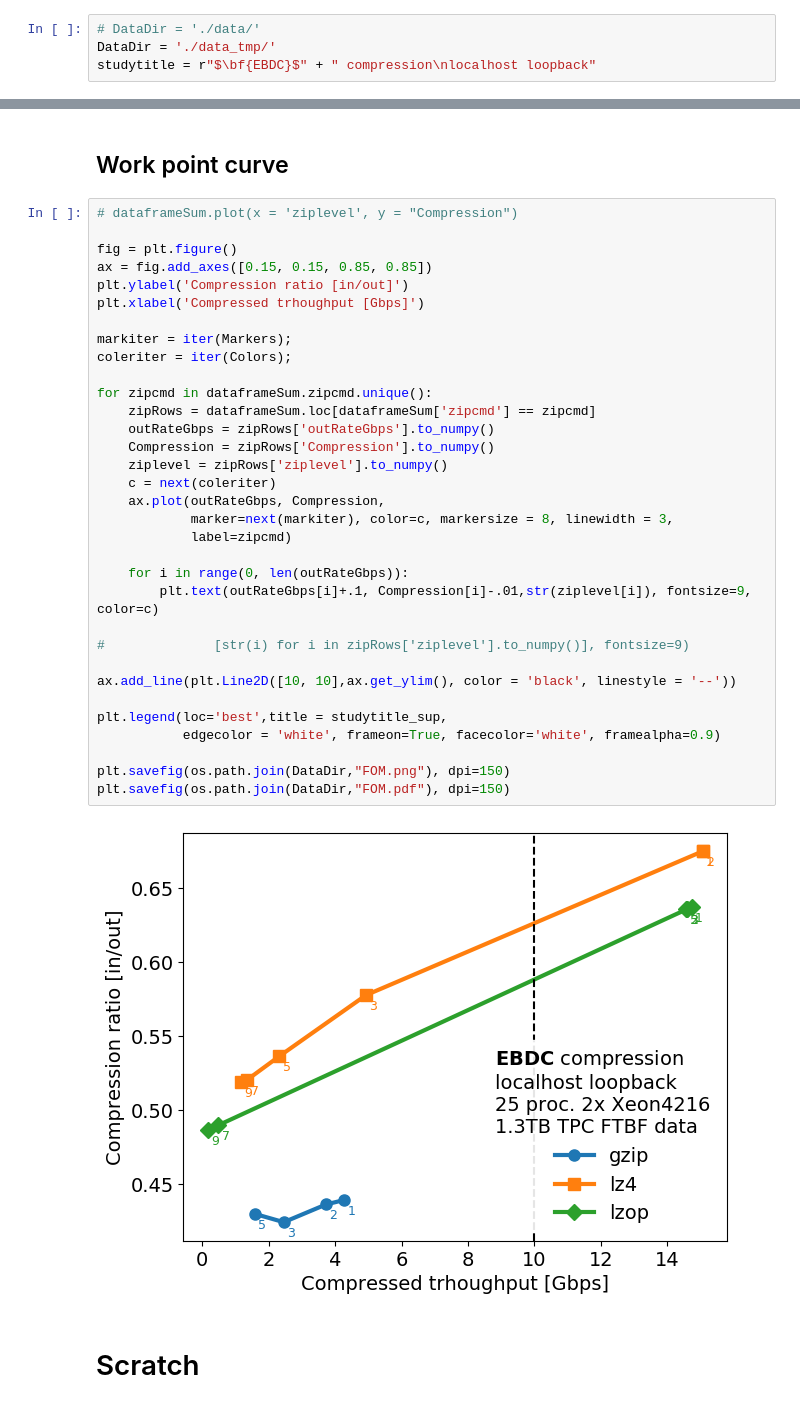
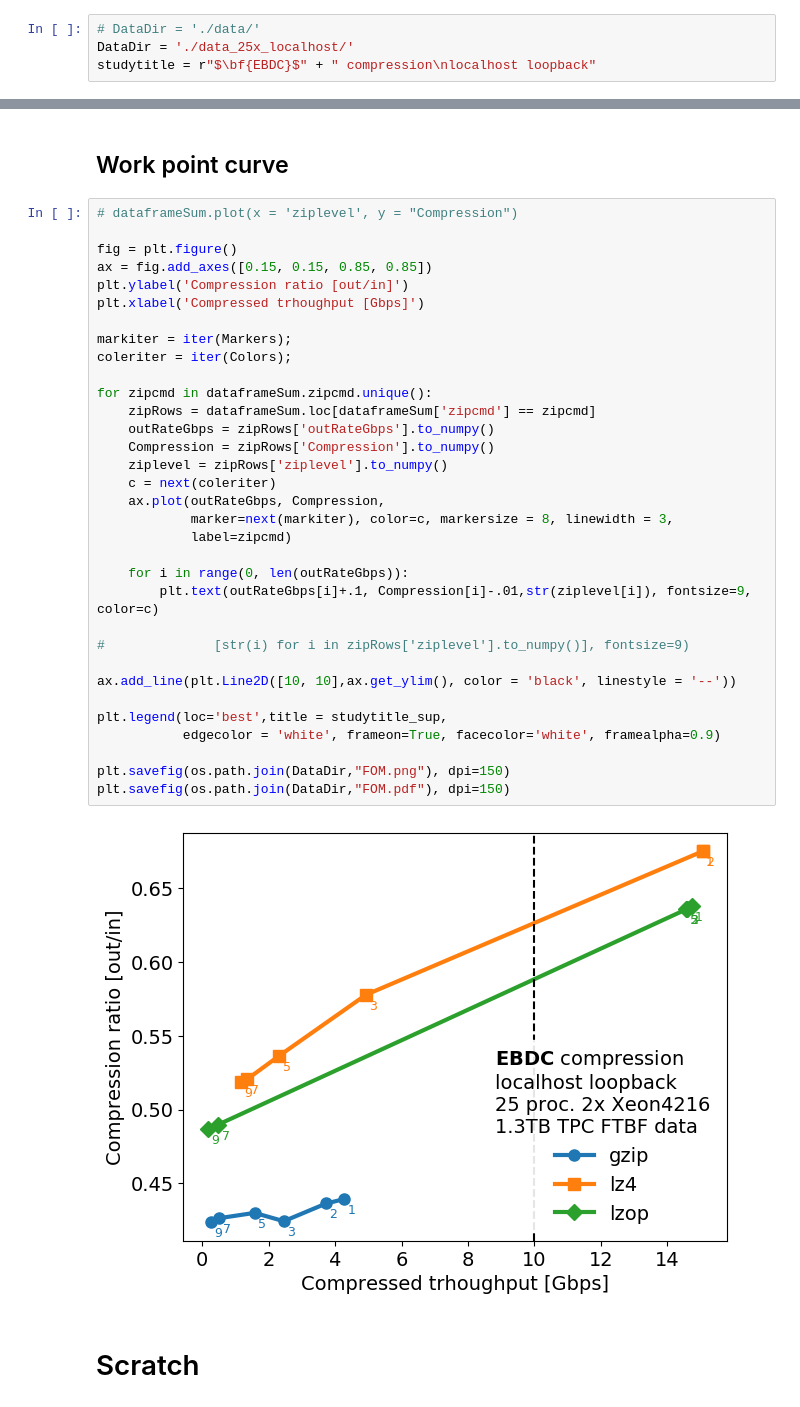
Before and after one commit to sPHENIX-Collaboration/ebdc_compression, a Jupyter notebook: RateAnalysis.ipynb, the cells around one changed output, grey strips where cells are left out. Saved outputs shown, nothing was run; the diff lists cells and outputs as text.

Commit message:
final plot for x25 localhost loop

```diff
--- a/RateAnalysis.ipynb
+++ b/RateAnalysis.ipynb
@@ -2,7 +2,7 @@
 # Inputs
 # %%
 # DataDir = './data/'
-DataDir = './data_tmp/'
+DataDir = './data_25x_localhost/'
 studytitle = r"$\bf{EBDC}$" + " compression\nlocalhost loopback"
 # %%
 # %matplotlib widget
@@ -224,36 +228,36 @@ plt.savefig(os.path.join(DataDir,"Throughput.pdf"), dpi=150)
 
 fig = plt.figure()
 ax = fig.add_axes([0.15, 0.15, 0.85, 0.85])
-plt.ylabel('Compression ratio [in/out]')
+plt.ylabel('Compression ratio [out/in]')
 plt.xlabel('Compressed trhoughput [Gbps]')
 
 markiter = iter(Markers);
 coleriter = iter(Colors);
 
 for zipcmd in dataframeSum.zipcmd.unique():
     zipRows = dataframeSum.loc[dataframeSum['zipcmd'] == zipcmd]
     outRateGbps = zipRows['outRateGbps'].to_numpy()
     Compression = zipRows['Compression'].to_numpy()
     ziplevel = zipRows['ziplevel'].to_numpy()
     c = next(coleriter)
     ax.plot(outRateGbps, Compression,
             marker=next(markiter), color=c, markersize = 8, linewidth = 3,
             label=zipcmd)
 
     for i in range(0, len(outRateGbps)):
         plt.text(outRateGbps[i]+.1, Compression[i]-.01,str(ziplevel[i]), fontsize=9, color=c)
 
 #              [str(i) for i in zipRows['ziplevel'].to_numpy()], fontsize=9)
 
 ax.add_line(plt.Line2D([10, 10],ax.get_ylim(), color = 'black', linestyle = '--'))
 
 plt.legend(loc='best',title = studytitle_sup,
            edgecolor = 'white', frameon=True, facecolor='white', framealpha=0.9)
 
 plt.savefig(os.path.join(DataDir,"FOM.png"), dpi=150)
 plt.savefig(os.path.join(DataDir,"FOM.pdf"), dpi=150)
 # %% [output]
-[figure, old version]
+[figure, new version]
 # %% [markdown]
 # Scratch
 # %%
```
Also changed, not shown: parts of 6 cells of this notebook.
